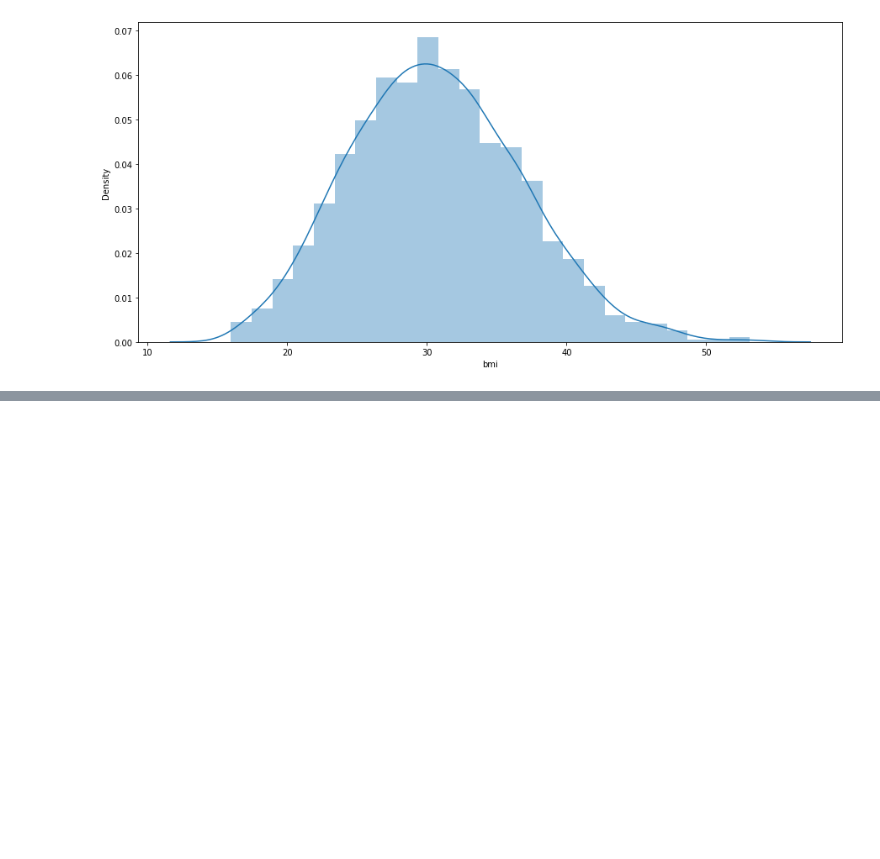
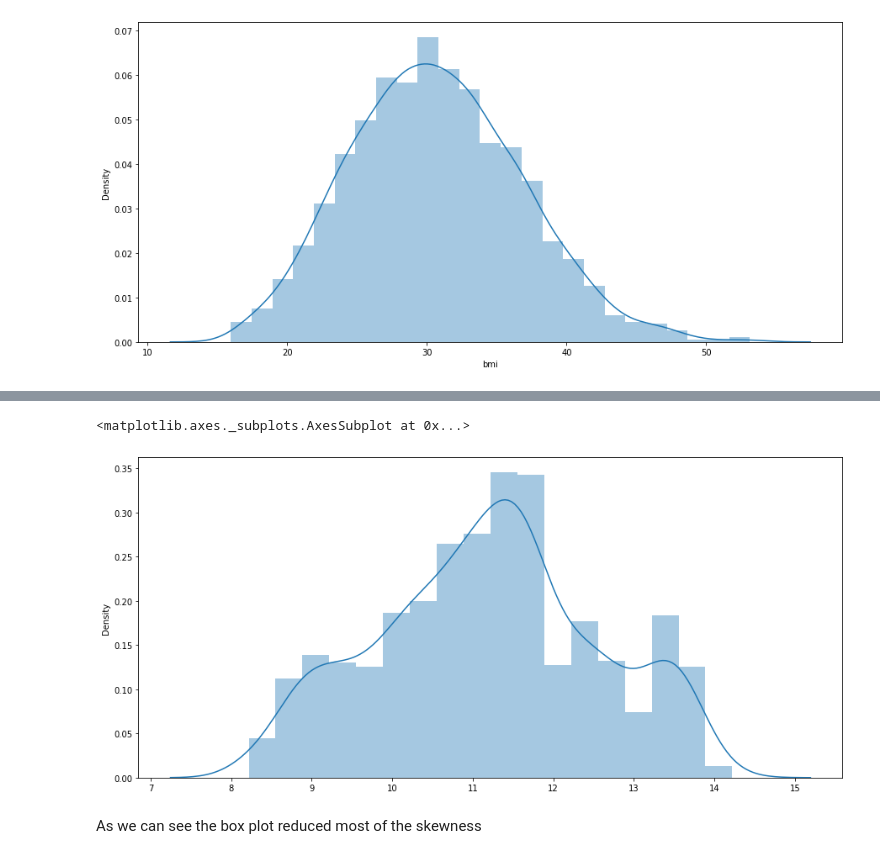
Before and after one commit to yuva1111/Medical_insurance, a Jupyter notebook: medical_insurance.ipynb, the cells around one changed output, grey strips where cells are left out. Drawn from its saved outputs; the diff is of its cells as text; code cells hidden in the pictures; blank space fills up the shorter version.

```diff
--- a/medical_insurance.ipynb
+++ b/medical_insurance.ipynb
@@ -206,0 +263,10 @@ sns.distplot(data['bmi'])
+# %%
+char_box=pd.Series(char_box)
+# %%
+plt.figure(figsize=(15,7))
+sns.distplot(char_box)
+# %% [output]
+<matplotlib.axes._subplots.AxesSubplot at 0x...>
+[figure, added]
+# %% [markdown]
+As we can see the box plot reduced most of the skewness
```
Also changed, not shown: parts of 52 cells of this notebook.
